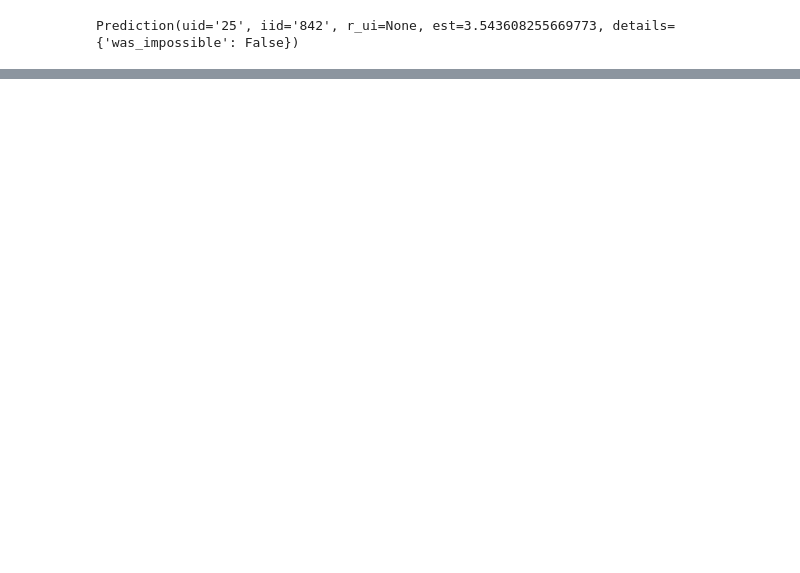
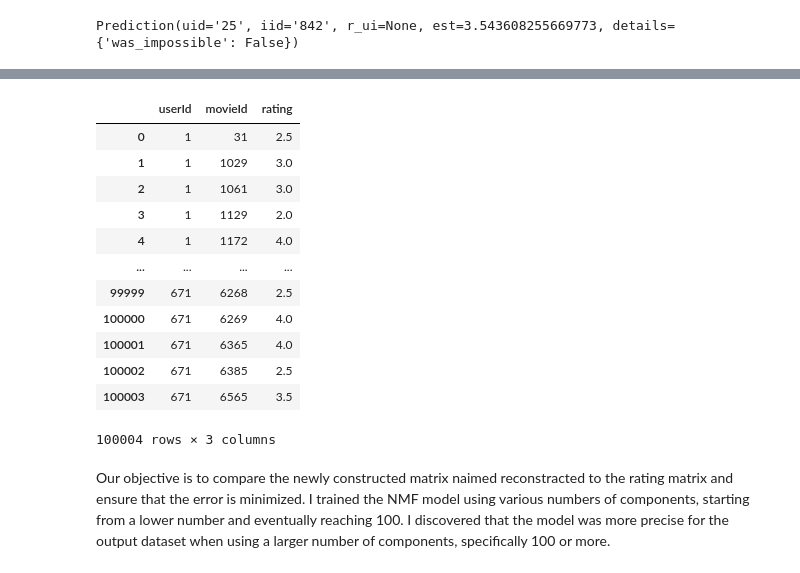
Before and after one commit to alexakh95/seminarAI, a Jupyter notebook: recommender_system.ipynb, the cells around one changed output, grey strips where cells are left out. Cells and saved outputs as stored; diff of their text form; code cells hidden in the pictures; blank space fills up the shorter version.

```diff
--- a/recommender_system.ipynb
+++ b/recommender_system.ipynb
@@ -349,0 +384,18 @@ Prediction(uid='25', iid='842', r_ui=None, est=3.543608255669773, details={'was_
+# %%
+ratings
+# %% [output]
+|  | userId | movieId | rating |
+| 0 | 1 | 31 | 2.5 |
+| 1 | 1 | 1029 | 3.0 |
+| 2 | 1 | 1061 | 3.0 |
+| 3 | 1 | 1129 | 2.0 |
+| 4 | 1 | 1172 | 4.0 |
+| ... | ... | ... | ... |
+| 99999 | 671 | 6268 | 2.5 |
+| 100000 | 671 | 6269 | 4.0 |
+| 100001 | 671 | 6365 | 4.0 |
+| 100002 | 671 | 6385 | 2.5 |
+| 100003 | 671 | 6565 | 3.5 |
+100004 rows × 3 columns
+# %% [markdown]
+Our objective is to compare the newly constructed matrix naimed reconstracted to the rating matrix and ensure that the error is minimized. I trained the NMF model using various numbers of components, starting from a lower number and eventually reaching 100. I discovered that the model was more precise for the output dataset when using a larger number of components, specifically 100 or more.
```
Also changed, not shown: parts of 11 cells of this notebook.
